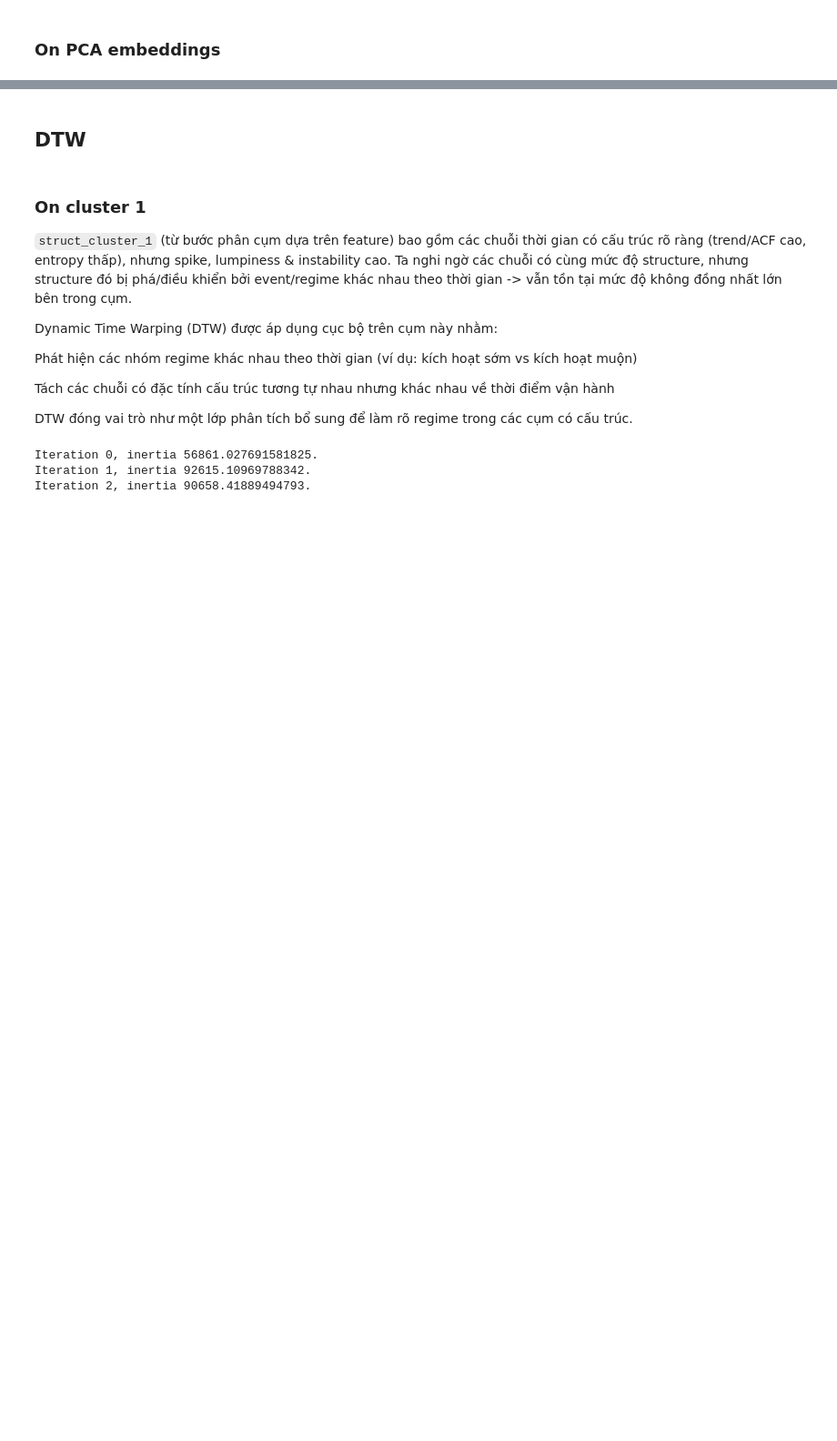
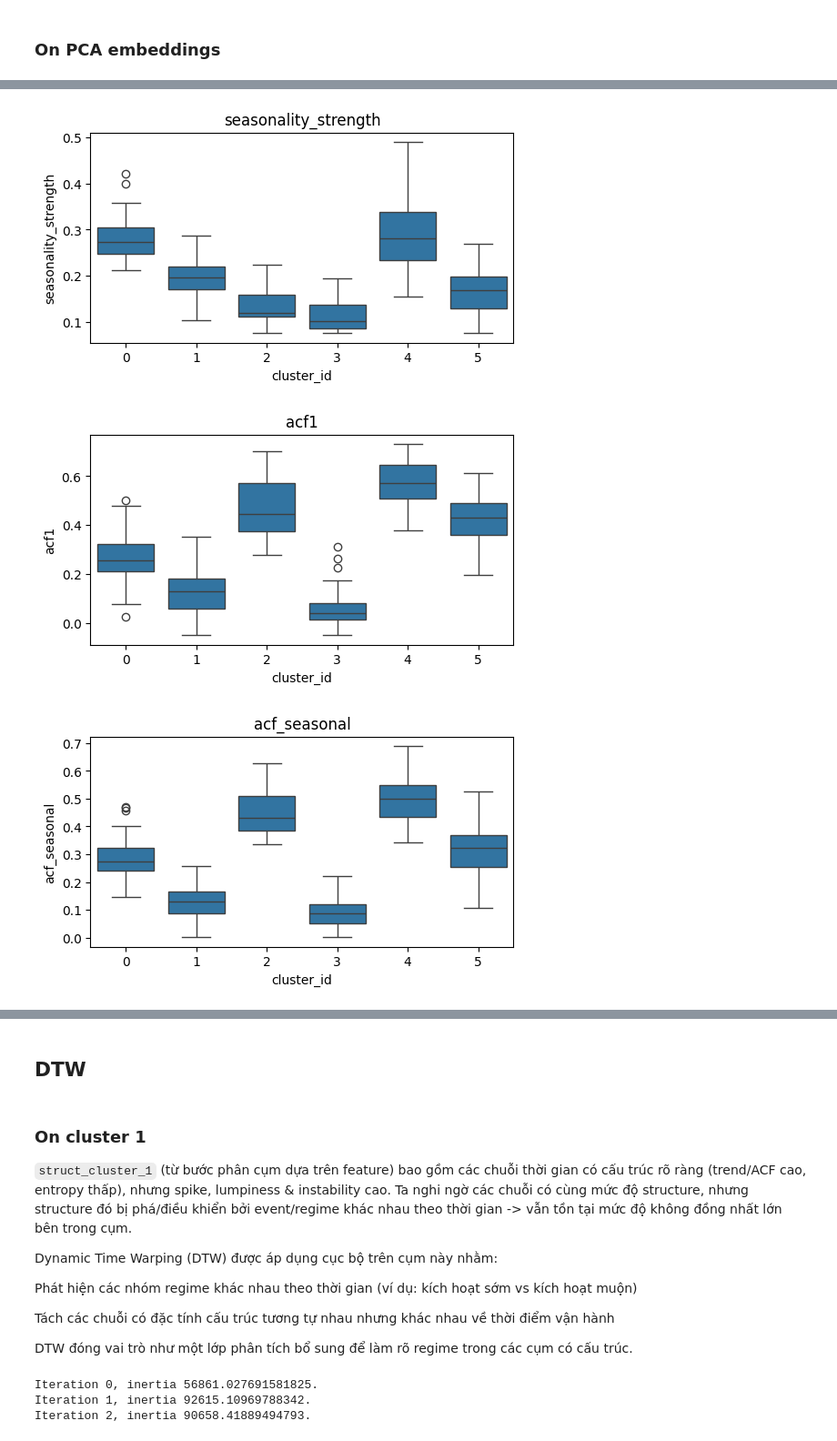
Before and after one commit to hannahnguyen14/skill-practice, a Jupyter notebook: clustering_demo.ipynb, the cells around one changed output, grey strips where cells are left out. Shown at 91% size. Drawn from its saved outputs; the diff is of its cells as text; code cells hidden in the pictures; blank space fills up the shorter version.

```diff
--- a/clustering_demo.ipynb
+++ b/clustering_demo.ipynb
@@ -1257,0 +1115,15 @@ Bản chất khó vì regime change / drift / event-driven dynamics
+# %%
+# method 2
+from sklearn.ensemble import IsolationForest
+
+iso = IsolationForest(
+    contamination=0.015,  # ~1.5%
+    random_state=42
+)
+
+outlier_labels = iso.fit_predict(embedding_nonC)
+# -1 = outlier, 1 = inlier
+
+outlier_mask = outlier_labels == -1
+
+len(outlier_mask[outlier_mask == True])
@@ -1257,0 +1132,3 @@ Bản chất khó vì regime change / drift / event-driven dynamics
+# %%
+# Inliers only
+embedding_inliers = embedding_nonC.loc[~outlier_mask].copy()
@@ -1257,0 +1176,9 @@ Bản chất khó vì regime change / drift / event-driven dynamics
+# %%
+kmeans = KMeans(n_clusters=6, random_state=42, n_init="auto")
+cluster_labels = kmeans.fit_predict(embedding_inliers)
+
+l3_df = embedding_inliers.copy()
+l3_df["cluster_id"] = cluster_labels
+
+cluster_sizes = l3_df["cluster_id"].value_counts().sort_index()
+cluster_sizes
@@ -1257,0 +1194,10 @@ Bản chất khó vì regime change / drift / event-driven dynamics
+# %%
+X_explain = X_drop.loc[embedding_inliers.index].copy()
+X_explain["cluster_id"] = cluster_labels
+
+cluster_stats = (
+    X_explain
+    .groupby("cluster_id")
+    .agg(["mean", "median"])
+)
+cluster_stats
@@ -1257,0 +1214,10 @@ Bản chất khó vì regime change / drift / event-driven dynamics
+# %%
+for col in X_explain.columns.drop("cluster_id"):
+    plt.figure(figsize=(6, 3))
+    sns.boxplot(data=X_explain, x="cluster_id", y=col)
+    plt.title(col)
+    plt.show()
+# %% [output]
+[figure, added]
+[figure, added]
+[figure, added]
```
Also changed, not shown: parts of 118 cells of this notebook.
